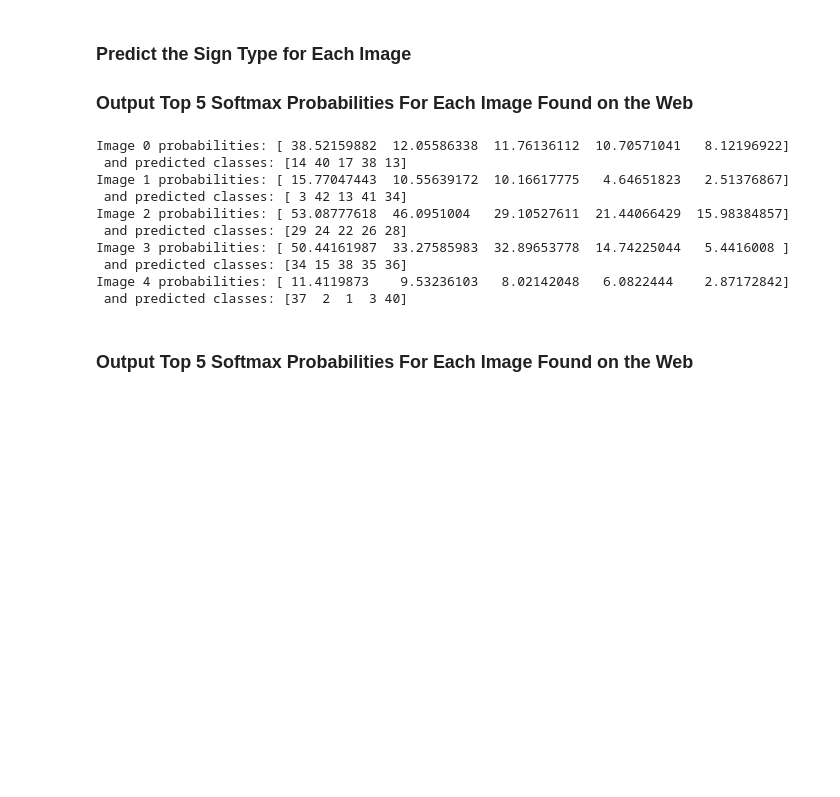
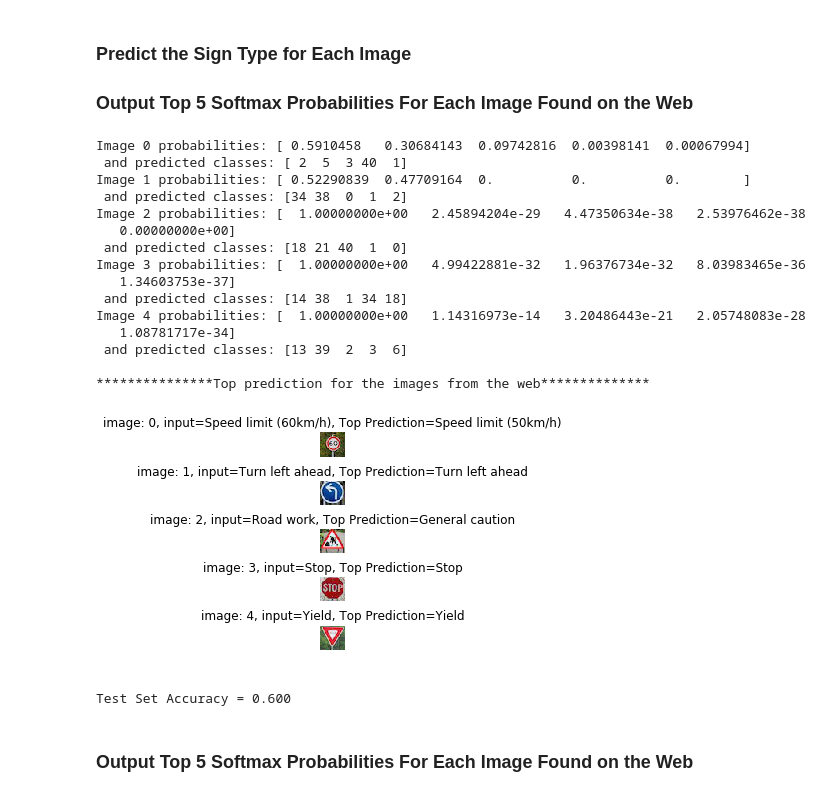
Before and after one commit to raghu467/Traffic_sign_classfier, a Jupyter notebook: Traffic_Sign_Classifier.ipynb, the cells around one changed output. Saved outputs shown, nothing was run; the diff lists cells and outputs as text; code cells hidden in the pictures; blank space fills up the shorter version.

```diff
--- a/Traffic_Sign_Classifier.ipynb
+++ b/Traffic_Sign_Classifier.ipynb
@@ -448,10 +456,13 @@ plt.show()
 # %%
-test_images_data = np.array(test_images_data)
+
+test_images_data= np.float32(test_images_data)
 print("Before: pre processing data size=",test_images_data.shape)
 #convert to gray and normalize the test_image_data
 test_images_data = np.sum(test_images_data/3, axis=3, keepdims=True)
-test_images_data=test_images_data/255
 print("After: pre processing data size=",test_images_data.shape)
+
+test_images_data = test_images_data
+test_images_data = (test_images_data-128)/128
 # %% [output]
 Before: pre processing data size= (5, 32, 32, 3)
 After: pre processing data size= (5, 32, 32, 1)
@@ -459,26 +470,42 @@ After: pre processing data size= (5, 32, 32, 1)
 ### Predict the Sign Type for Each Image
 ### Output Top 5 Softmax Probabilities For Each Image Found on the Web
 # %%
+my_labels = [3, 34, 25, 14, 13]
+softmax_logits = tf.nn.softmax(logits)
 with tf.Session() as sess:
     saver.restore(sess, save_file)
 
-    new_pics_classes = sess.run(logits, feed_dict={x: test_images_data, keep_prob : 1.0})
+    new_pics_classes = sess.run(softmax_logits, feed_dict={x: test_images_data, keep_prob : 1.0})
 with tf.Session() as sess:
     predicts = sess.run(tf.nn.top_k(new_pics_classes, k=5, sorted=True))
 
 for i in range(len(predicts[0])):
     print('Image', i, 'probabilities:', predicts[0][i], '\n and predicted classes:', predicts[1][i])
+    plt.subplot(5, 1,i+1)
+    plt.subplots_adjust(hspace = 1)
+    plt.title("image: "+str(i)+", input="+name_values[my_labels[i]][1].decode('ascii')+", Top Prediction="+name_values[predicts[1][i][0]][1].decode('ascii'))
+    plt.axis('off')
+    plt.imshow(test_images_data_display[i])
+
+print("\n***************Top prediction for the images from the web**************")
+plt.show()
 # %% [output]
-Image 0 probabilities: [ 38.52159882  12.05586338  11.76136112  10.70571041   8.12196922]
- and predicted classes: [14 40 17 38 13]
-Image 1 probabilities: [ 15.77047443  10.55639172  10.16617775   4.64651823   2.51376867]
- and predicted classes: [ 3 42 13 41 34]
-Image 2 probabilities: [ 53.08777618  46.0951004   29.10527611  21.44066429  15.98384857]
- and predicted classes: [29 24 22 26 28]
-Image 3 probabilities: [ 50.44161987  33.27585983  32.89653778  14.74225044   5.4416008 ]
- and predicted classes: [34 15 38 35 36]
-Image 4 probabilities: [ 11.4119873    9.53236103   8.02142048   6.0822444    2.87172842]
- and predicted classes: [37  2  1  3 40]
+Image 0 probabilities: [ 0.5910458   0.30684143  0.09742816  0.00398141  0.00067994]
+ and predicted classes: [ 2  5  3 40  1]
+Image 1 probabilities: [ 0.52290839  0.47709164  0.          0.          0.        ]
+ and predicted classes: [34 38  0  1  2]
+Image 2 probabilities: [  1.00000000e+00   2.45894204e-29   4.47350634e-38   2.53976462e-38
+   0.00000000e+00]
+ and predicted classes: [18 21 40  1  0]
+Image 3 probabilities: [  1.00000000e+00   4.99422881e-32   1.96376734e-32   8.03983465e-36
+   1.34603753e-37]
+ and predicted classes: [14 38  1 34 18]
+Image 4 probabilities: [  1.00000000e+00   1.14316973e-14   3.20486443e-21   2.05748083e-28
+   1.08781717e-34]
+ and predicted classes: [13 39  2  3  6]
+
+***************Top prediction for the images from the web**************
+[figure, added]
 # %%
 ### Run the predictions here and use the model to output the prediction for each image.
 ### Make sure to pre-process the images with the same pre-processing pipeline used earlier.
@@ -486,6 +513,13 @@ Image 4 probabilities: [ 11.4119873    9.53236103   8.02142048   6.0822444    2.
 # %%
 ### Calculate the accuracy for these 5 new images.
 ### For example, if the model predicted 1 out of 5 signs correctly, it's 20% accurate on these new images.
+
+with tf.Session() as sess:
+    saver.restore(sess, save_file)
+    my_accuracy = evaluate(test_images_data, my_labels)
+    print("Test Set Accuracy = {:.3f}".format(my_accuracy))
+# %% [output]
+Test Set Accuracy = 0.600
 # %% [markdown]
 ### Output Top 5 Softmax Probabilities For Each Image Found on the Web
 # %% [markdown]
```
Also changed, not shown: parts of 5 cells of this notebook.
